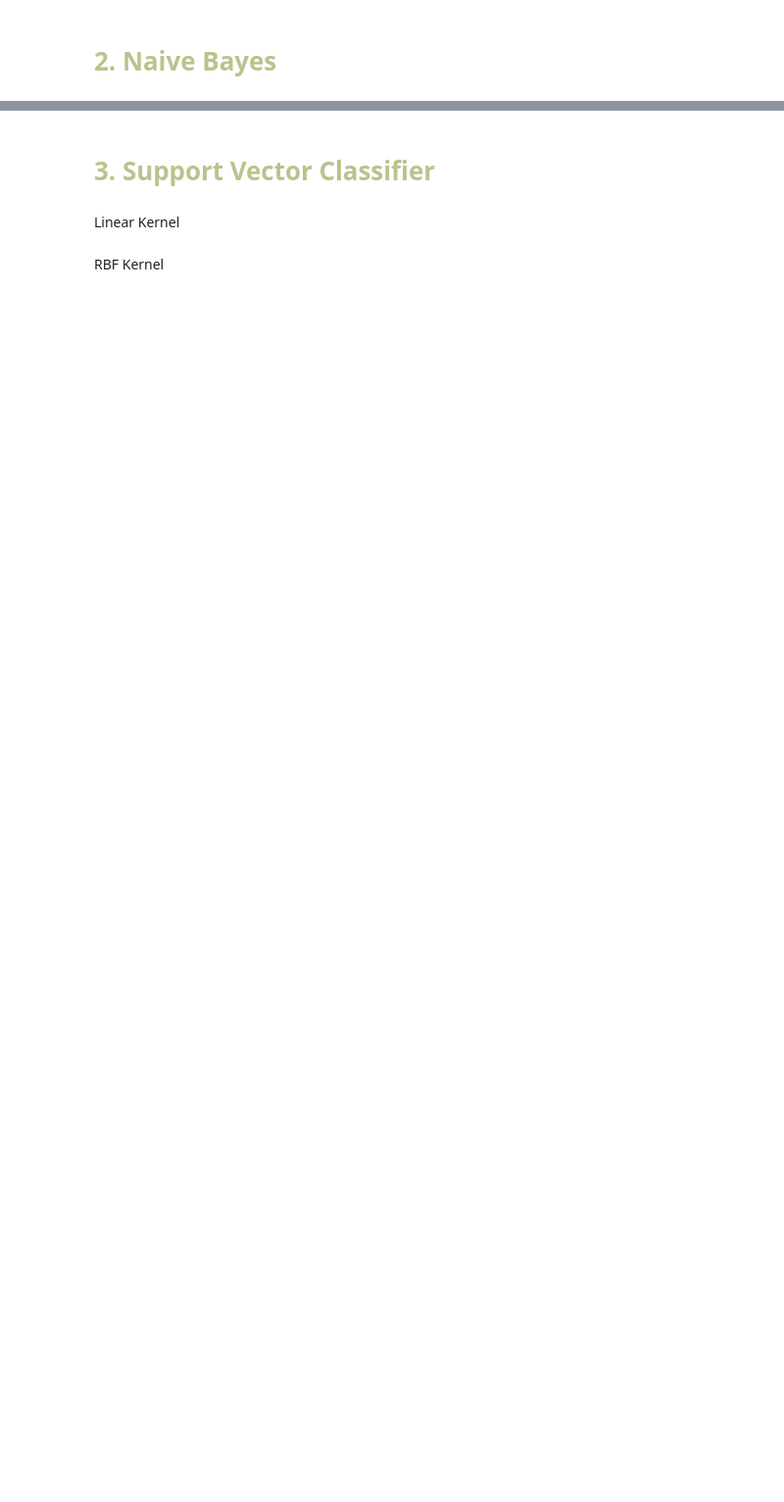
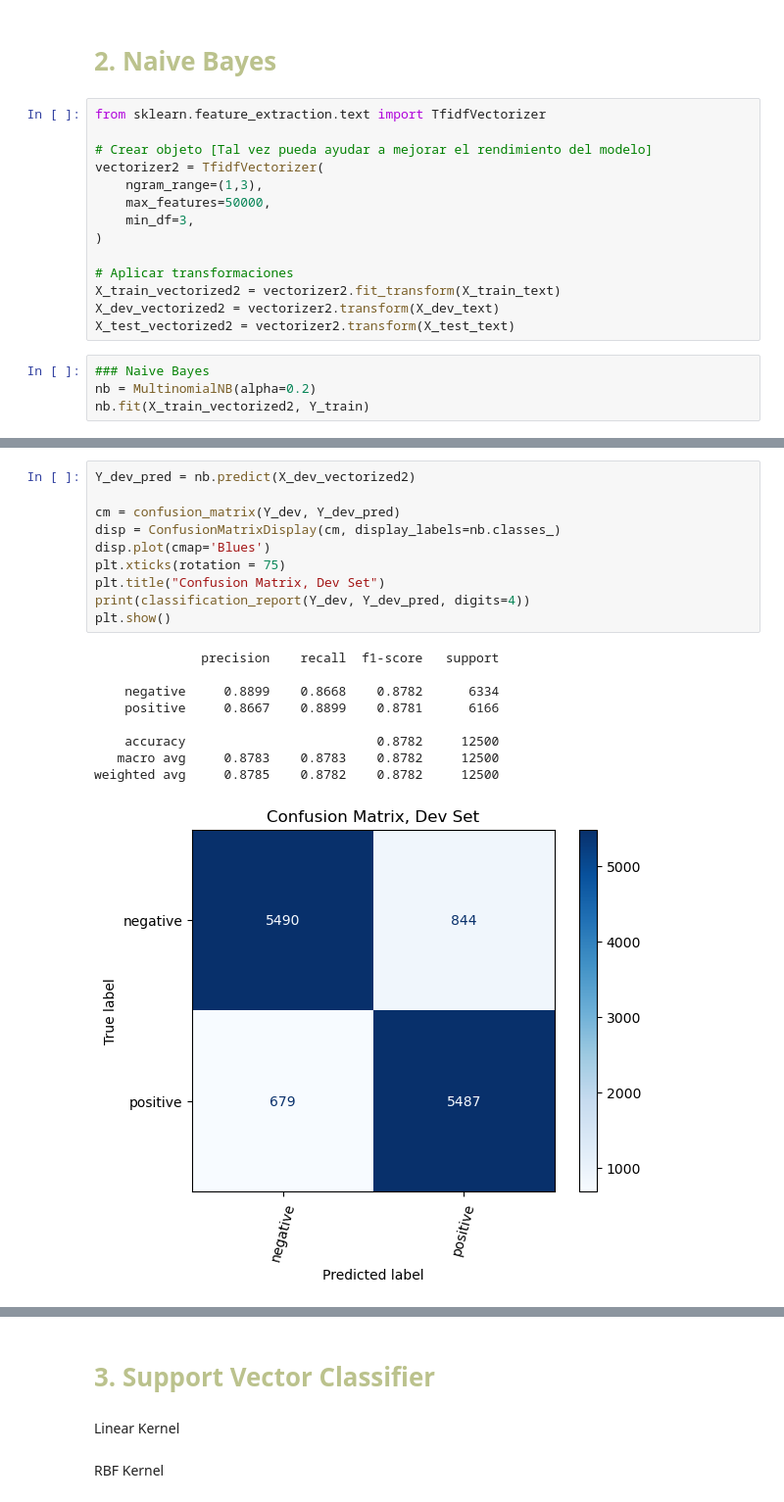
Before and after one commit to aiko-isnt-ded/text-mining-projects, a Jupyter notebook: sentiment_analysis_movies.ipynb, the cells around one changed output, grey strips where cells are left out. Shown at 98% size. Cells and saved outputs as stored; diff of their text form; blank space fills up the shorter version.

Commit message:
Added models to the ipynb

```diff
--- a/sentiment_analysis_movies.ipynb
+++ b/sentiment_analysis_movies.ipynb
@@ -179,2 +223,20 @@ weighted avg    0.86253   0.86248   0.86249     12500
 # %% [markdown]
 # <font color= #bbc28d> **2. Naive Bayes** </font>
+# %%
+from sklearn.feature_extraction.text import TfidfVectorizer
+
+# Crear objeto [Tal vez pueda ayudar a mejorar el rendimiento del modelo]
+vectorizer2 = TfidfVectorizer(
+    ngram_range=(1,3),
+    max_features=50000,
+    min_df=3,
+)
+
+# Aplicar transformaciones
+X_train_vectorized2 = vectorizer2.fit_transform(X_train_text)
+X_dev_vectorized2 = vectorizer2.transform(X_dev_text)
+X_test_vectorized2 = vectorizer2.transform(X_test_text)
+# %%
+### Naive Bayes
+nb = MultinomialNB(alpha=0.2)
+nb.fit(X_train_vectorized2, Y_train)
@@ -180,0 +245,20 @@ weighted avg    0.86253   0.86248   0.86249     12500
+# %%
+Y_dev_pred = nb.predict(X_dev_vectorized2)
+
+cm = confusion_matrix(Y_dev, Y_dev_pred)
+disp = ConfusionMatrixDisplay(cm, display_labels=nb.classes_)
+disp.plot(cmap='Blues')
+plt.xticks(rotation = 75)
+plt.title("Confusion Matrix, Dev Set")
+print(classification_report(Y_dev, Y_dev_pred, digits=4))
+plt.show()
+# %% [output]
+              precision    recall  f1-score   support
+
+    negative     0.8899    0.8668    0.8782      6334
+    positive     0.8667    0.8899    0.8781      6166
+
+    accuracy                         0.8782     12500
+   macro avg     0.8783    0.8783    0.8782     12500
+weighted avg     0.8785    0.8782    0.8782     12500
+[figure, added]
```
Also changed, not shown: parts of 10 cells of this notebook.
